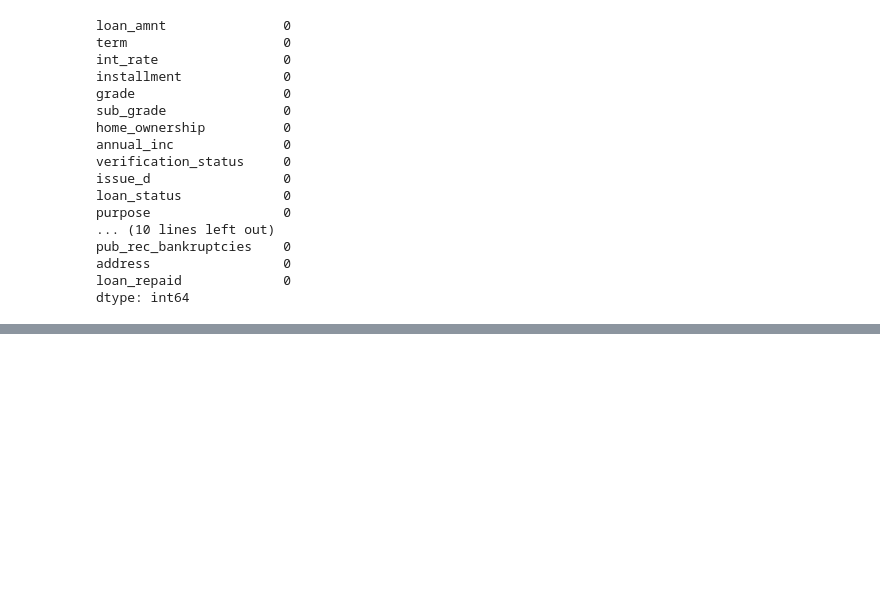
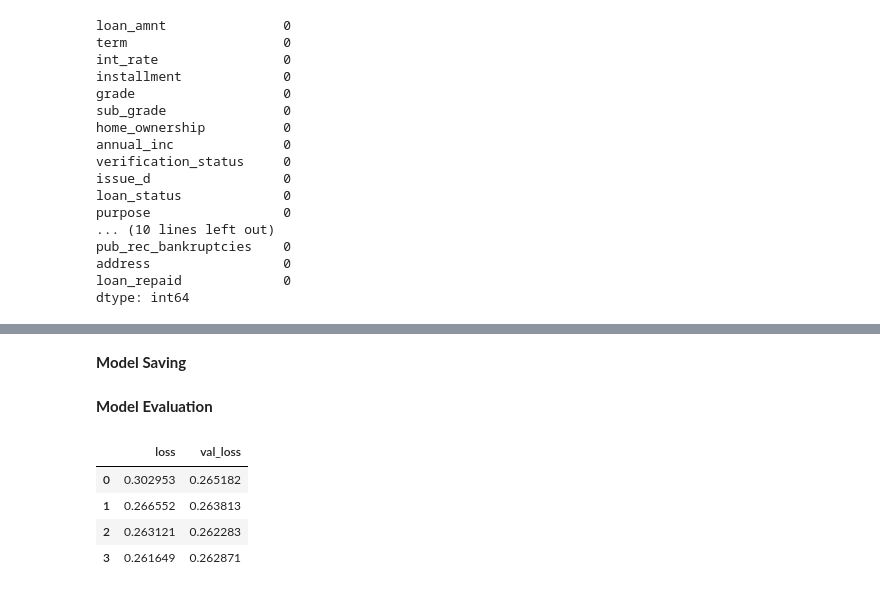
Before and after one commit to yeesem/Machine-Learning, a Jupyter notebook: Keras_Project.ipynb, the cells around one changed output, grey strips where cells are left out. Drawn from its saved outputs; the diff is of its cells as text; code cells hidden in the pictures; blank space fills up the shorter version.

```diff
--- a/Keras_Project.ipynb
+++ b/Keras_Project.ipynb
@@ -470,0 +720,2 @@ dtype: int64
+# %% [markdown]
+**Model Saving**
@@ -470,0 +726,2 @@ dtype: int64
+# %% [markdown]
+**Model Evaluation**
@@ -470,0 +730,8 @@ dtype: int64
+# %%
+df_loss.head()
+# %% [output]
+|  | loss | val_loss |
+| 0 | 0.302953 | 0.265182 |
+| 1 | 0.266552 | 0.263813 |
+| 2 | 0.263121 | 0.262283 |
+| 3 | 0.261649 | 0.262871 |
```
Also changed, not shown: parts of 63 cells of this notebook.
